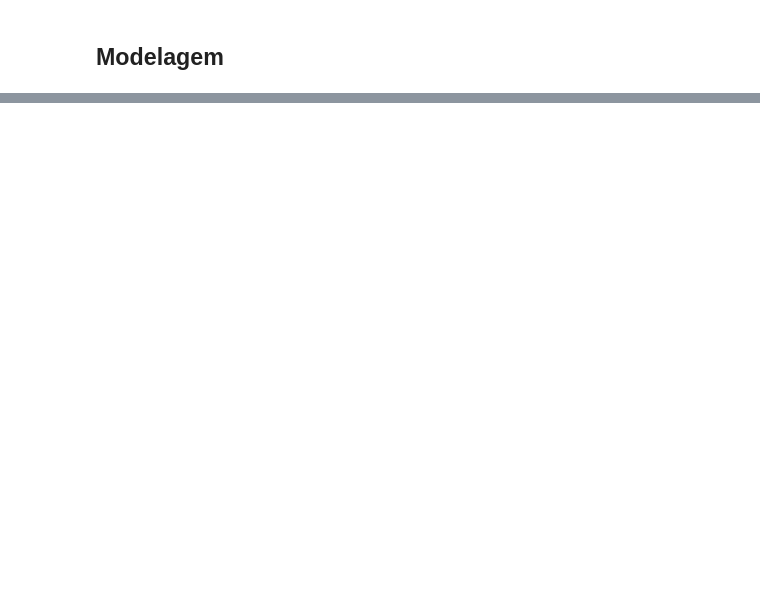
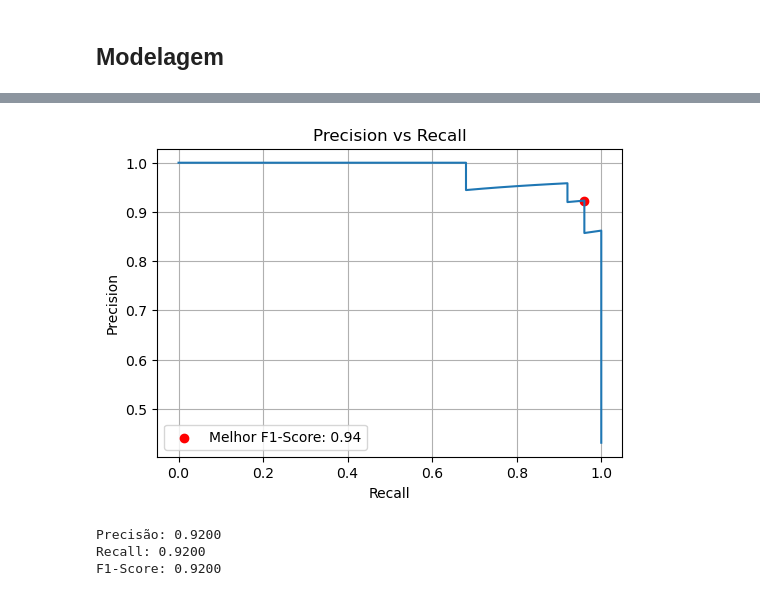
Before and after one commit to gcosta22/Competicao_Intramodal_SC, a Jupyter notebook: Modelo_intramodal.ipynb, the cells around one changed output, grey strips where cells are left out. Cells and saved outputs as stored; diff of their text form; code cells hidden in the pictures; blank space fills up the shorter version.

```diff
--- a/Modelo_intramodal.ipynb
+++ b/Modelo_intramodal.ipynb
@@ -98,7 +45,0 @@ plot_confusion_matrix(cnf_matrix, classes=class_names,
-# %%
-precision = precision_score(y, y_pred)
-recall = recall_score(y, y_pred)
-
-# Imprimir precisão e revocação
-print(f"Precisão: {precision:.2f}")
-print(f"Revocação: {recall:.2f}")
@@ -650,0 +157,27 @@ files.download("/content/modelo_resultados_proj.xlsx")
+# %%
+plt.figure(figsize=(6, 4))
+plt.plot(recall, precision)
+
+# Destaca o ponto de melhor F1-Score
+best_idx = np.argmax(f1_scores)
+plt.scatter(recall[best_idx], precision[best_idx], color='red', label=f'Melhor F1-Score: {best_f1_score:.2f}')
+
+plt.xlabel('Recall')
+plt.ylabel('Precision')
+plt.title('Precision vs Recall')
+plt.legend()
+plt.grid(True)
+plt.show()
+# %% [output]
+[figure, added]
+# %%
+# Ajusta as previsões usando o melhor threshold
+y_pred_adjusted = (y_prob > best_threshold).astype(int)
+
+print(f"Precisão: {precision_score(y_test, y_pred_adjusted):.4f}")
+print(f"Recall: {recall_score(y_test, y_pred_adjusted):.4f}")
+print(f"F1-Score: {f1_score(y_test, y_pred_adjusted):.4f}")
+# %% [output]
+Precisão: 0.9200
+Recall: 0.9200
+F1-Score: 0.9200
```
Also changed, not shown: parts of 64 cells of this notebook.
